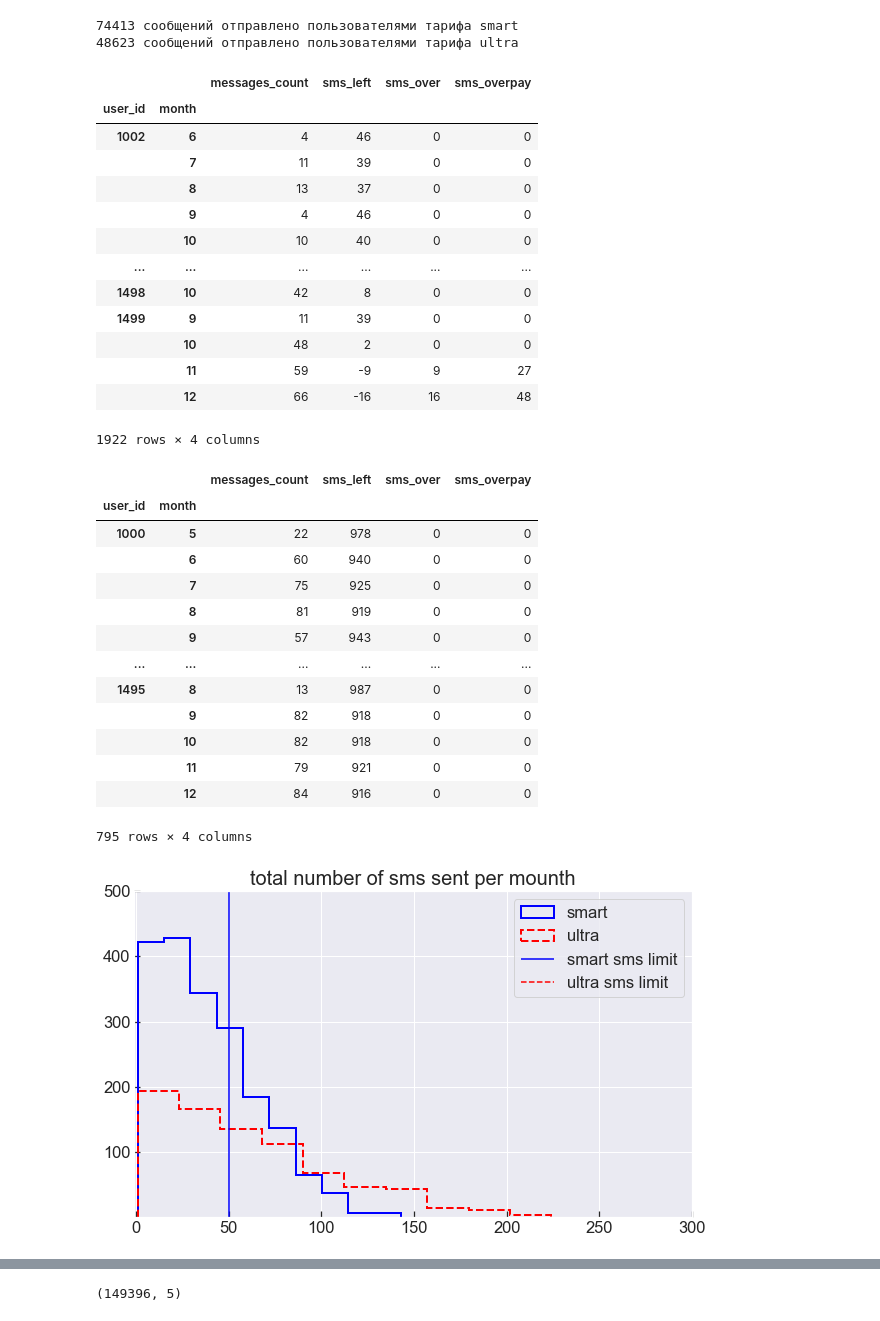
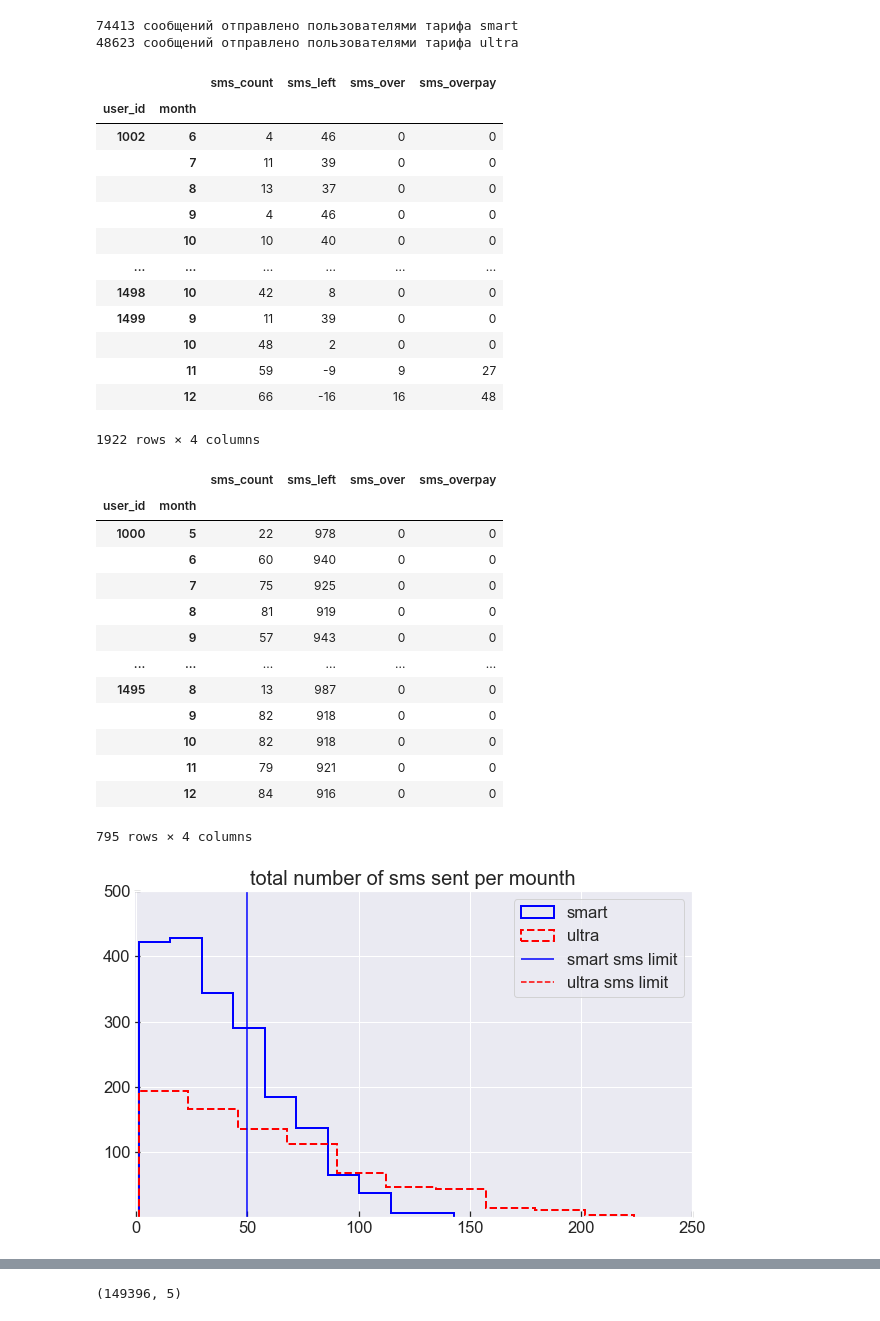
Before and after one commit to mbelveder/praktikum, a Jupyter notebook: 4_megaline/megaline.ipynb, the cells around one changed output, grey strips where cells are left out. Saved outputs shown, nothing was run; the diff lists cells and outputs as text; code cells hidden in the pictures.

```diff
--- a/4_megaline/megaline.ipynb
+++ b/4_megaline/megaline.ipynb
@@ -615,10 +633,10 @@ def sms_revenue(sms_tariff_df, sms_limit, sms_overpay):
         )
 
     sms_stat_df = pd.DataFrame(sms_stat_df)
-    sms_stat_df.columns = ['messages_count']
+    sms_stat_df.columns = ['sms_count']
 
     # Остаток по сообщениям
-    sms_stat_df['sms_left'] = sms_limit - sms_stat_df['messages_count']
+    sms_stat_df['sms_left'] = sms_limit - sms_stat_df['sms_count']
 
     # Перебор по сообщениям
     sms_left = sms_stat_df['sms_left']
@@ -636,7 +654,7 @@ smart_sms_stat_df = sms_revenue(smart_sms_df,
 
 smart_sms_stat_df
 # %% [output]
-|  |  | messages_count | sms_left | sms_over | sms_overpay |
+|  |  | sms_count | sms_left | sms_over | sms_overpay |
 | user_id | month |  |  |  |  |
 | 1002 | 6 | 4 | 46 | 0 | 0 |
 |  | 7 | 11 | 39 | 0 | 0 |
@@ -657,7 +675,7 @@ ultra_sms_stat_df = sms_revenue(ultra_sms_df,
 
 ultra_sms_stat_df
 # %% [output]
-|  |  | messages_count | sms_left | sms_over | sms_overpay |
+|  |  | sms_count | sms_left | sms_over | sms_overpay |
 | user_id | month |  |  |  |  |
 | 1000 | 5 | 22 | 978 | 0 | 0 |
 |  | 6 | 60 | 940 | 0 | 0 |
@@ -674,27 +692,27 @@ ultra_sms_stat_df
 # %%
 fig, ax = plt.subplots()
 
 # space = np.linspace(0, 1750, 15)
 
-ax.hist(smart_sms_stat_df['messages_count'], histtype='step',
+ax.hist(smart_sms_stat_df['sms_count'], histtype='step',
         color='blue', lw=2, label='smart')
-ax.hist(ultra_sms_stat_df['messages_count'], histtype='step',
+ax.hist(ultra_sms_stat_df['sms_count'], histtype='step',
         color='red', lw=2, ls='--', label='ultra')
 
 ax.set_title('total number of sms sent per mounth', fontsize=20)
 
 ax.vlines(smart_sms_limit, 0, 1e3, color='blue',
           label='smart sms limit')
 ax.vlines(ultra_sms_limit, 0, 1e3, color='red', ls='--',
           label='ultra sms limit')
 
 ax.legend()
 # ax.set_xscale('log')
 
-ax.set_xlim(-1, 300)
+ax.set_xlim(-1, 250)
 ax.set_ylim(.1, 500)
 
 plt.show()
 # %% [output]
-[figure, old version]
+[figure, new version]
 # %% [markdown]
```
Also changed, not shown: parts of 32 cells of this notebook.
